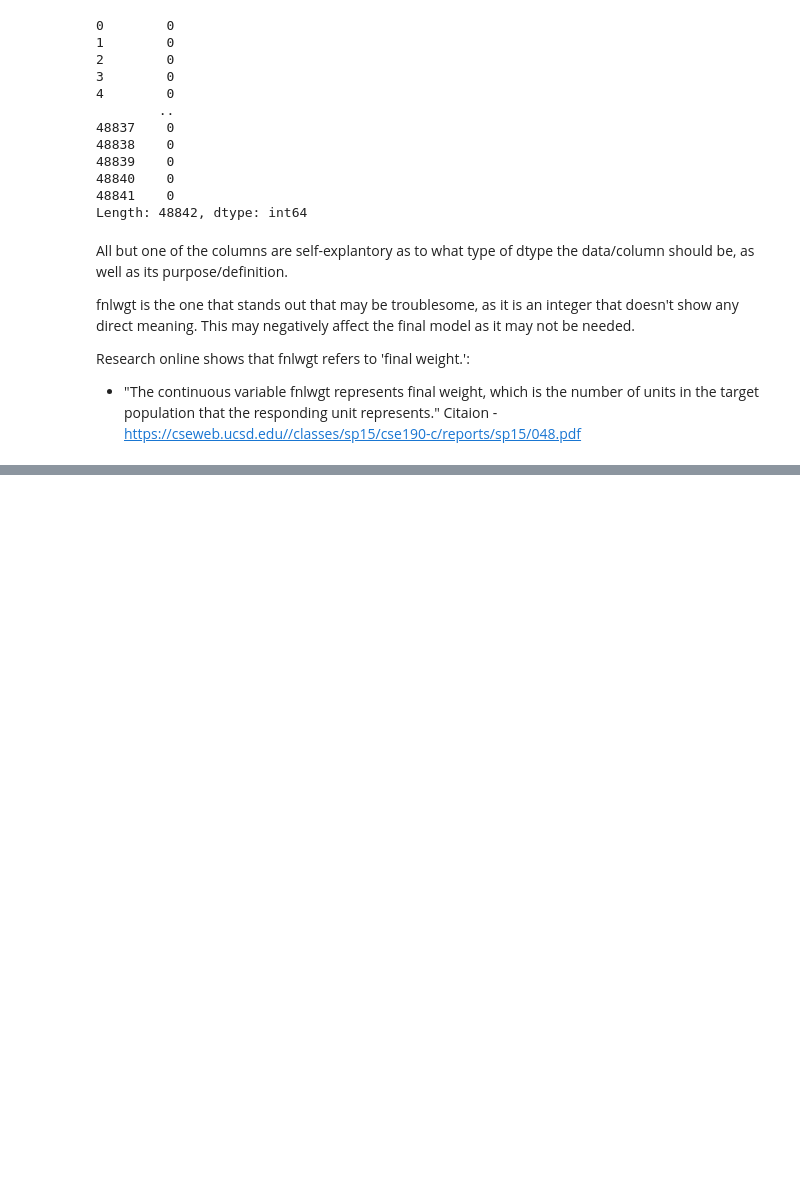
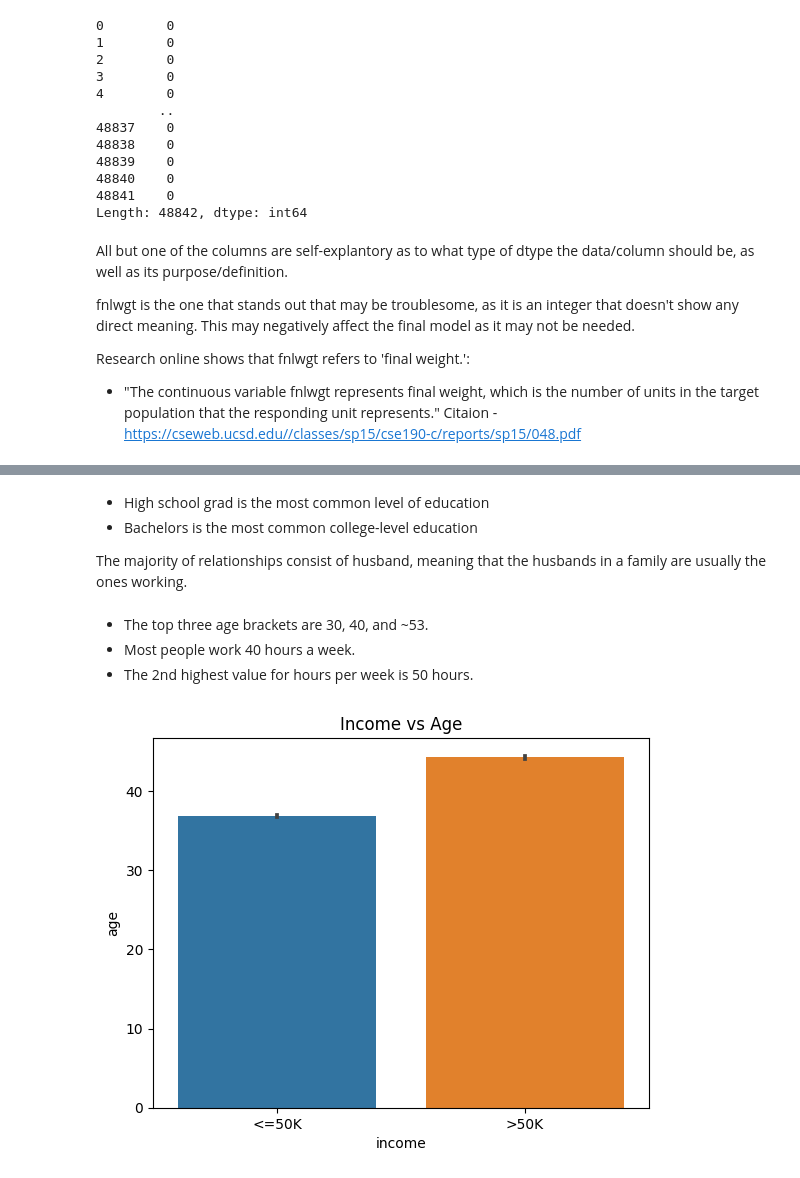
Before and after one commit to hokushrine/Prediction-of-Adult-Income, a Jupyter notebook: Adult_Income_Analysis.ipynb, the cells around one changed output, grey strips where cells are left out. Cells and saved outputs as stored; diff of their text form; code cells hidden in the pictures; blank space fills up the shorter version.

```diff
--- a/Adult_Income_Analysis.ipynb
+++ b/Adult_Income_Analysis.ipynb
@@ -124,0 +431,19 @@ Citaion - https://cseweb.ucsd.edu//classes/sp15/cse190-c/reports/sp15/048.pdf
+# %% [markdown]
+- High school grad is the most common level of education
+- Bachelors is the most common college-level education
+
+The majority of relationships consist of husband, meaning that the husbands in a family are usually the ones working.
+# %% [markdown]
+- The top three age brackets are 30, 40, and ~53.
+- Most people work 40 hours a week.
+- The 2nd highest value for hours per week is 50 hours.
+# %%
+sns.barplot(data=df, x='income', y='age')
+
+plt.xlabel('income')
+plt.ylabel('age')
+plt.title('Income vs Age')
+
+plt.show()
+# %% [output]
+[figure, added]
```
Also changed, not shown: parts of 34 cells of this notebook.
